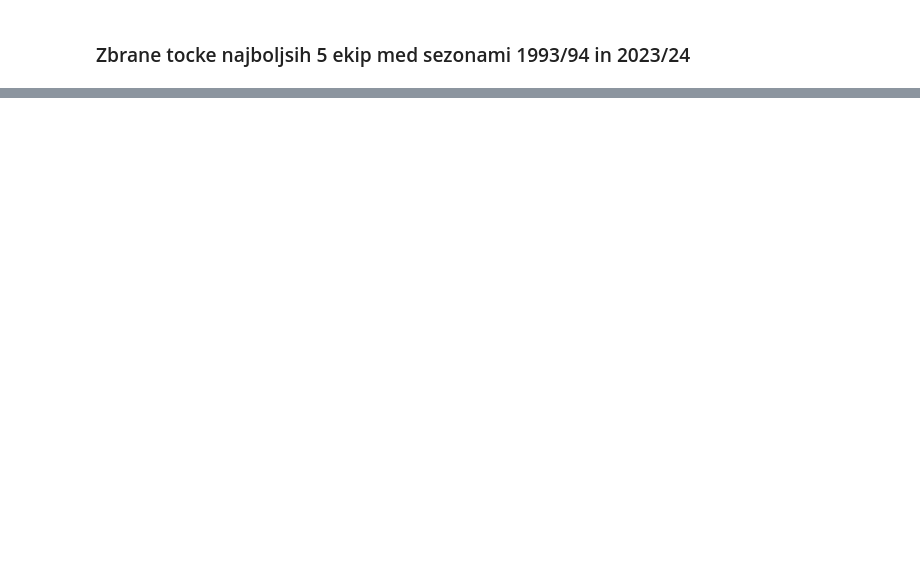
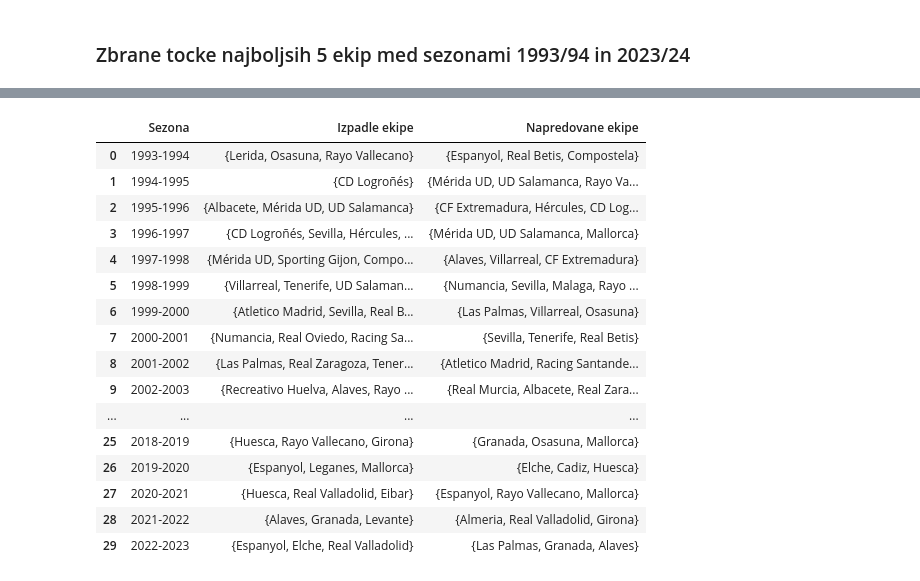
Before and after one commit to lanmedle/Pridobivanje-podatkov-in-analiza, a Jupyter notebook: projektna naloga.ipynb, the cells around one changed output, grey strips where cells are left out. Cells and saved outputs as stored; diff of their text form; code cells hidden in the pictures; blank space fills up the shorter version.

Commit message:
Napredovanje/izpad ekip iz lige
prikaz ekipa, ki so v določeni sezoni napredovale oz. izpadle iz prve lige

```diff
--- a/projektna naloga.ipynb
+++ b/projektna naloga.ipynb
@@ -324,0 +348,46 @@ plt.show()
+# %%
+izpadle_ekipe = {}
+napredovale_ekipe = {}
+
+sezone = laliga_podatki['Season'].unique()
+
+for i in range(len(sezone) - 1):
+    trenutna_sezona = sezone[i]
+    naslednja_sezona = sezone[i + 1]
+
+    trenutne_ekipe = set(laliga_podatki[laliga_podatki['Season'] == trenutna_sezona]['Team'])
+    ekipe = set(laliga_podatki[laliga_podatki['Season'] == naslednja_sezona]['Team'])
+
+    izpad = trenutne_ekipe - ekipe
+    napredovanje = ekipe - trenutne_ekipe
+
+    izpadle_ekipe[trenutna_sezona] = izpad
+    napredovale_ekipe[trenutna_sezona] = napredovanje
+
+# Compile the results
+podatki_ekip = pd.DataFrame({
+    'Sezona': list(izpadle_ekipe.keys()),
+    'Izpadle ekipe': list(izpadle_ekipe.values()),
+    'Napredovane ekipe': list(napredovale_ekipe.values())
+})
+new_sheet('Napredovanje_izpad',podatki_ekip)
+
+podatki_ekip
+# %% [output]
+|  | Sezona | Izpadle ekipe | Napredovane ekipe |
+| 0 | 1993-1994 | {Lerida, Osasuna, Rayo Vallecano} | {Espanyol, Real Betis, Compostela} |
+| 1 | 1994-1995 | {CD Logroñés} | {Mérida UD, UD Salamanca, Rayo Va... |
+| 2 | 1995-1996 | {Albacete, Mérida UD, UD Salamanca} | {CF Extremadura, Hércules, CD Log... |
+| 3 | 1996-1997 | {CD Logroñés, Sevilla, Hércules, ... | {Mérida UD, UD Salamanca, Mallorca} |
+| 4 | 1997-1998 | {Mérida UD, Sporting Gijon, Compo... | {Alaves, Villarreal, CF Extremadura} |
+| 5 | 1998-1999 | {Villarreal, Tenerife, UD Salaman... | {Numancia, Sevilla, Malaga, Rayo ... |
+| 6 | 1999-2000 | {Atletico Madrid, Sevilla, Real B... | {Las Palmas, Villarreal, Osasuna} |
+| 7 | 2000-2001 | {Numancia, Real Oviedo, Racing Sa... | {Sevilla, Tenerife, Real Betis} |
+| 8 | 2001-2002 | {Las Palmas, Real Zaragoza, Tener... | {Atletico Madrid, Racing Santande... |
+| 9 | 2002-2003 | {Recreativo Huelva, Alaves, Rayo ... | {Real Murcia, Albacete, Real Zara... |
+| ... | ... | ... | ... |
+| 25 | 2018-2019 | {Huesca, Rayo Vallecano, Girona} | {Granada, Osasuna, Mallorca} |
+| 26 | 2019-2020 | {Espanyol, Leganes, Mallorca} | {Elche, Cadiz, Huesca} |
+| 27 | 2020-2021 | {Huesca, Real Valladolid, Eibar} | {Espanyol, Rayo Vallecano, Mallorca} |
+| 28 | 2021-2022 | {Alaves, Granada, Levante} | {Almeria, Real Valladolid, Girona} |
+| 29 | 2022-2023 | {Espanyol, Elche, Real Valladolid} | {Las Palmas, Granada, Alaves} |
```
Also changed, not shown: parts of 4 cells of this notebook, 1 other file.
